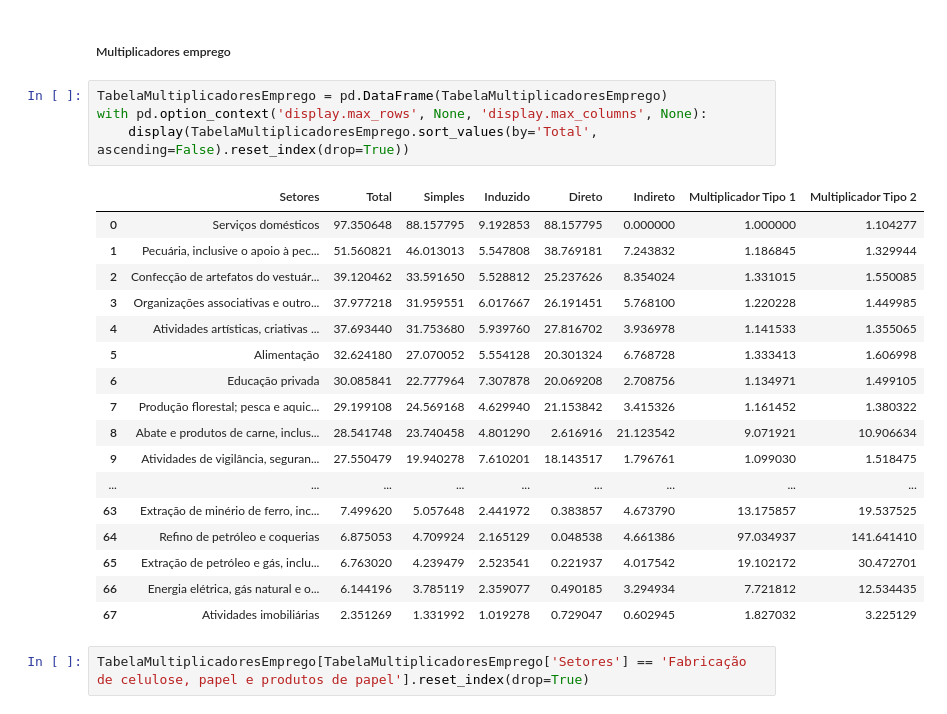
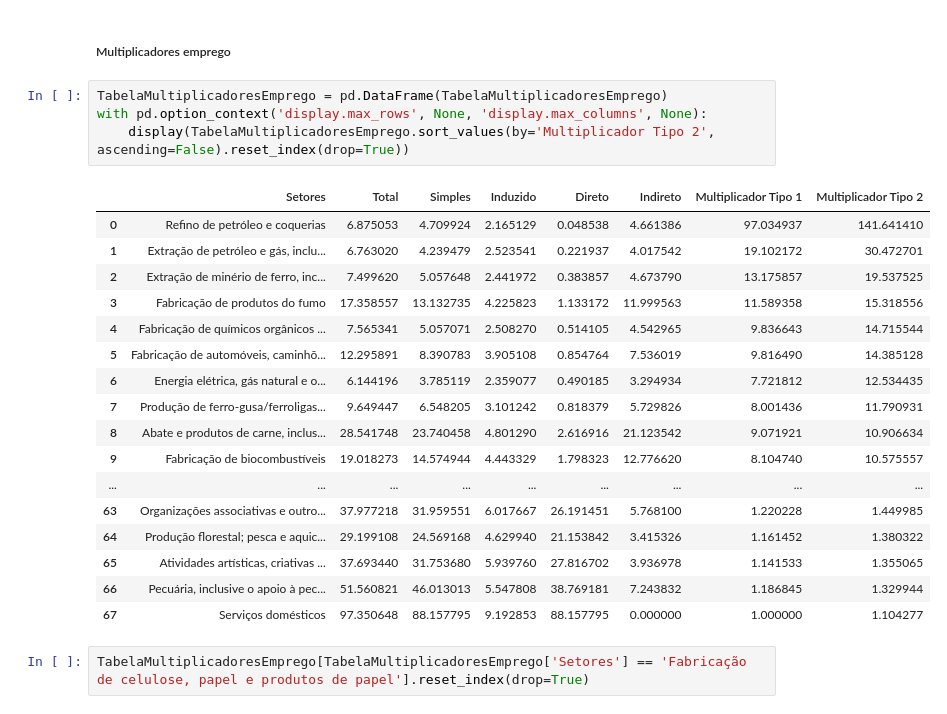
Before and after one commit to vinicius-hiago/Input-Output-Pulp_and_Paper, a Jupyter notebook: Trabalho_MIP_Vinícius_Hiago_e_Silva_Gerônimo.ipynb, the cells around one changed output. Saved outputs shown, nothing was run; the diff lists cells and outputs as text.

```diff
--- a/Trabalho_MIP_Vinícius_Hiago_e_Silva_Gerônimo.ipynb
+++ b/Trabalho_MIP_Vinícius_Hiago_e_Silva_Gerônimo.ipynb
@@ -718,25 +718,25 @@ mMultiplicadores[mMultiplicadores['Setores'] == 'Fabricação de celulose, papel
 # %%
 TabelaMultiplicadoresEmprego = pd.DataFrame(TabelaMultiplicadoresEmprego)
 with pd.option_context('display.max_rows', None, 'display.max_columns', None):
-    display(TabelaMultiplicadoresEmprego.sort_values(by='Total', ascending=False).reset_index(drop=True))
+    display(TabelaMultiplicadoresEmprego.sort_values(by='Multiplicador Tipo 2', ascending=False).reset_index(drop=True))
 # %% [output]
 |  | Setores | Total | Simples | Induzido | Direto | Indireto | Multiplicador Tipo 1 | Multiplicador Tipo 2 |
-| 0 | Serviços domésticos | 97.350648 | 88.157795 | 9.192853 | 88.157795 | 0.000000 | 1.000000 | 1.104277 |
-| 1 | Pecuária, inclusive o apoio à pec... | 51.560821 | 46.013013 | 5.547808 | 38.769181 | 7.243832 | 1.186845 | 1.329944 |
-| 2 | Confecção de artefatos do vestuár... | 39.120462 | 33.591650 | 5.528812 | 25.237626 | 8.354024 | 1.331015 | 1.550085 |
-| 3 | Organizações associativas e outro... | 37.977218 | 31.959551 | 6.017667 | 26.191451 | 5.768100 | 1.220228 | 1.449985 |
-| 4 | Atividades artísticas, criativas ... | 37.693440 | 31.753680 | 5.939760 | 27.816702 | 3.936978 | 1.141533 | 1.355065 |
-| 5 | Alimentação | 32.624180 | 27.070052 | 5.554128 | 20.301324 | 6.768728 | 1.333413 | 1.606998 |
-| 6 | Educação privada | 30.085841 | 22.777964 | 7.307878 | 20.069208 | 2.708756 | 1.134971 | 1.499105 |
-| 7 | Produção florestal; pesca e aquic... | 29.199108 | 24.569168 | 4.629940 | 21.153842 | 3.415326 | 1.161452 | 1.380322 |
+| 0 | Refino de petróleo e coquerias | 6.875053 | 4.709924 | 2.165129 | 0.048538 | 4.661386 | 97.034937 | 141.641410 |
+| 1 | Extração de petróleo e gás, inclu... | 6.763020 | 4.239479 | 2.523541 | 0.221937 | 4.017542 | 19.102172 | 30.472701 |
+| 2 | Extração de minério de ferro, inc... | 7.499620 | 5.057648 | 2.441972 | 0.383857 | 4.673790 | 13.175857 | 19.537525 |
+| 3 | Fabricação de produtos do fumo | 17.358557 | 13.132735 | 4.225823 | 1.133172 | 11.999563 | 11.589358 | 15.318556 |
+| 4 | Fabricação de químicos orgânicos ... | 7.565341 | 5.057071 | 2.508270 | 0.514105 | 4.542965 | 9.836643 | 14.715544 |
+| 5 | Fabricação de automóveis, caminhõ... | 12.295891 | 8.390783 | 3.905108 | 0.854764 | 7.536019 | 9.816490 | 14.385128 |
+| 6 | Energia elétrica, gás natural e o... | 6.144196 | 3.785119 | 2.359077 | 0.490185 | 3.294934 | 7.721812 | 12.534435 |
+| 7 | Produção de ferro-gusa/ferroligas... | 9.649447 | 6.548205 | 3.101242 | 0.818379 | 5.729826 | 8.001436 | 11.790931 |
 | 8 | Abate e produtos de carne, inclus... | 28.541748 | 23.740458 | 4.801290 | 2.616916 | 21.123542 | 9.071921 | 10.906634 |
-| 9 | Atividades de vigilância, seguran... | 27.550479 | 19.940278 | 7.610201 | 18.143517 | 1.796761 | 1.099030 | 1.518475 |
+| 9 | Fabricação de biocombustíveis | 19.018273 | 14.574944 | 4.443329 | 1.798323 | 12.776620 | 8.104740 | 10.575557 |
 | ... | ... | ... | ... | ... | ... | ... | ... | ... |
-| 63 | Extração de minério de ferro, inc... | 7.499620 | 5.057648 | 2.441972 | 0.383857 | 4.673790 | 13.175857 | 19.537525 |
-| 64 | Refino de petróleo e coquerias | 6.875053 | 4.709924 | 2.165129 | 0.048538 | 4.661386 | 97.034937 | 141.641410 |
-| 65 | Extração de petróleo e gás, inclu... | 6.763020 | 4.239479 | 2.523541 | 0.221937 | 4.017542 | 19.102172 | 30.472701 |
-| 66 | Energia elétrica, gás natural e o... | 6.144196 | 3.785119 | 2.359077 | 0.490185 | 3.294934 | 7.721812 | 12.534435 |
-| 67 | Atividades imobiliárias | 2.351269 | 1.331992 | 1.019278 | 0.729047 | 0.602945 | 1.827032 | 3.225129 |
+| 63 | Organizações associativas e outro... | 37.977218 | 31.959551 | 6.017667 | 26.191451 | 5.768100 | 1.220228 | 1.449985 |
+| 64 | Produção florestal; pesca e aquic... | 29.199108 | 24.569168 | 4.629940 | 21.153842 | 3.415326 | 1.161452 | 1.380322 |
+| 65 | Atividades artísticas, criativas ... | 37.693440 | 31.753680 | 5.939760 | 27.816702 | 3.936978 | 1.141533 | 1.355065 |
+| 66 | Pecuária, inclusive o apoio à pec... | 51.560821 | 46.013013 | 5.547808 | 38.769181 | 7.243832 | 1.186845 | 1.329944 |
+| 67 | Serviços domésticos | 97.350648 | 88.157795 | 9.192853 | 88.157795 | 0.000000 | 1.000000 | 1.104277 |
 # %%
 TabelaMultiplicadoresEmprego[TabelaMultiplicadoresEmprego['Setores'] == 'Fabricação de celulose, papel e produtos de papel'].reset_index(drop=True)
 # %% [output]
```
Also changed, not shown: parts of 14 cells of this notebook.
